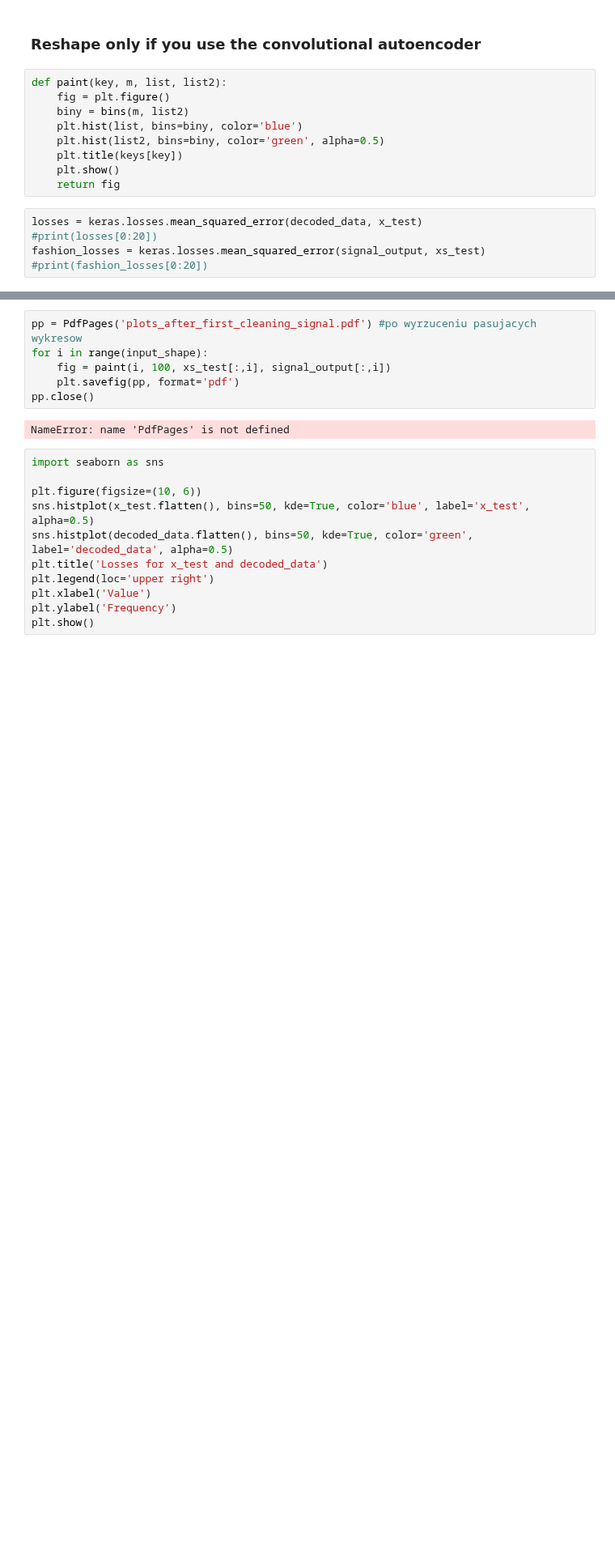
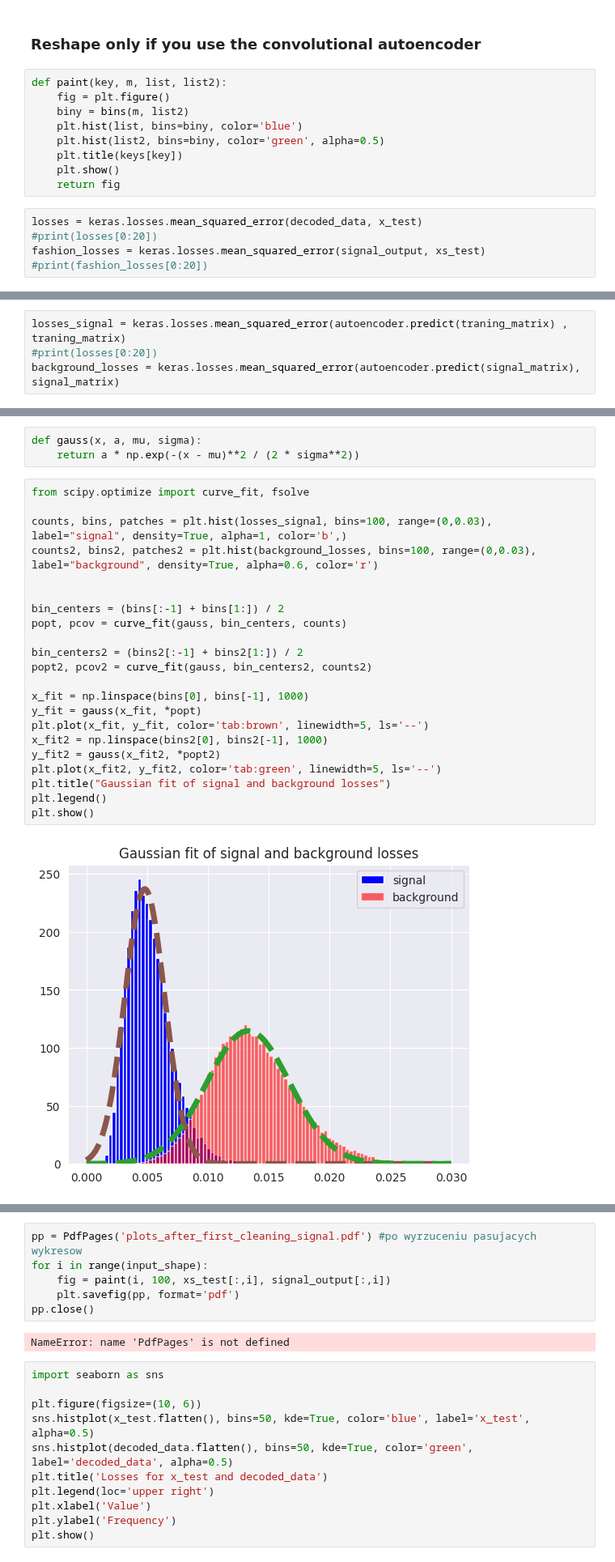
Before and after one commit to slysek/autoencoding_pp, a Jupyter notebook: Autoencoder_outliers.ipynb, the cells around one changed output, grey strips where cells are left out. Shown at 81% size. Cells and saved outputs as stored; diff of their text form; blank space fills up the shorter version.

```diff
--- a/Autoencoder_outliers.ipynb
+++ b/Autoencoder_outliers.ipynb
@@ -265,0 +258,4 @@ plt.show()
+# %%
+losses_signal = keras.losses.mean_squared_error(autoencoder.predict(traning_matrix) , traning_matrix)
+#print(losses[0:20])
+background_losses = keras.losses.mean_squared_error(autoencoder.predict(signal_matrix), signal_matrix)
@@ -265,0 +265,27 @@ plt.show()
+# %%
+def gauss(x, a, mu, sigma):
+    return a * np.exp(-(x - mu)**2 / (2 * sigma**2))
+# %%
+from scipy.optimize import curve_fit, fsolve
+
+counts, bins, patches = plt.hist(losses_signal, bins=100, range=(0,0.03), label="signal", density=True, alpha=1, color='b',)
+counts2, bins2, patches2 = plt.hist(background_losses, bins=100, range=(0,0.03), label="background", density=True, alpha=0.6, color='r')
+
+
+bin_centers = (bins[:-1] + bins[1:]) / 2
+popt, pcov = curve_fit(gauss, bin_centers, counts)
+
+bin_centers2 = (bins2[:-1] + bins2[1:]) / 2
+popt2, pcov2 = curve_fit(gauss, bin_centers2, counts2)
+
+x_fit = np.linspace(bins[0], bins[-1], 1000)
+y_fit = gauss(x_fit, *popt)
+plt.plot(x_fit, y_fit, color='tab:brown', linewidth=5, ls='--')
+x_fit2 = np.linspace(bins2[0], bins2[-1], 1000)
+y_fit2 = gauss(x_fit2, *popt2)
+plt.plot(x_fit2, y_fit2, color='tab:green', linewidth=5, ls='--')
+plt.title("Gaussian fit of signal and background losses")
+plt.legend()
+plt.show()
+# %% [output]
+[figure, added]
```
Also changed, not shown: parts of 29 cells of this notebook, 2 other files.
